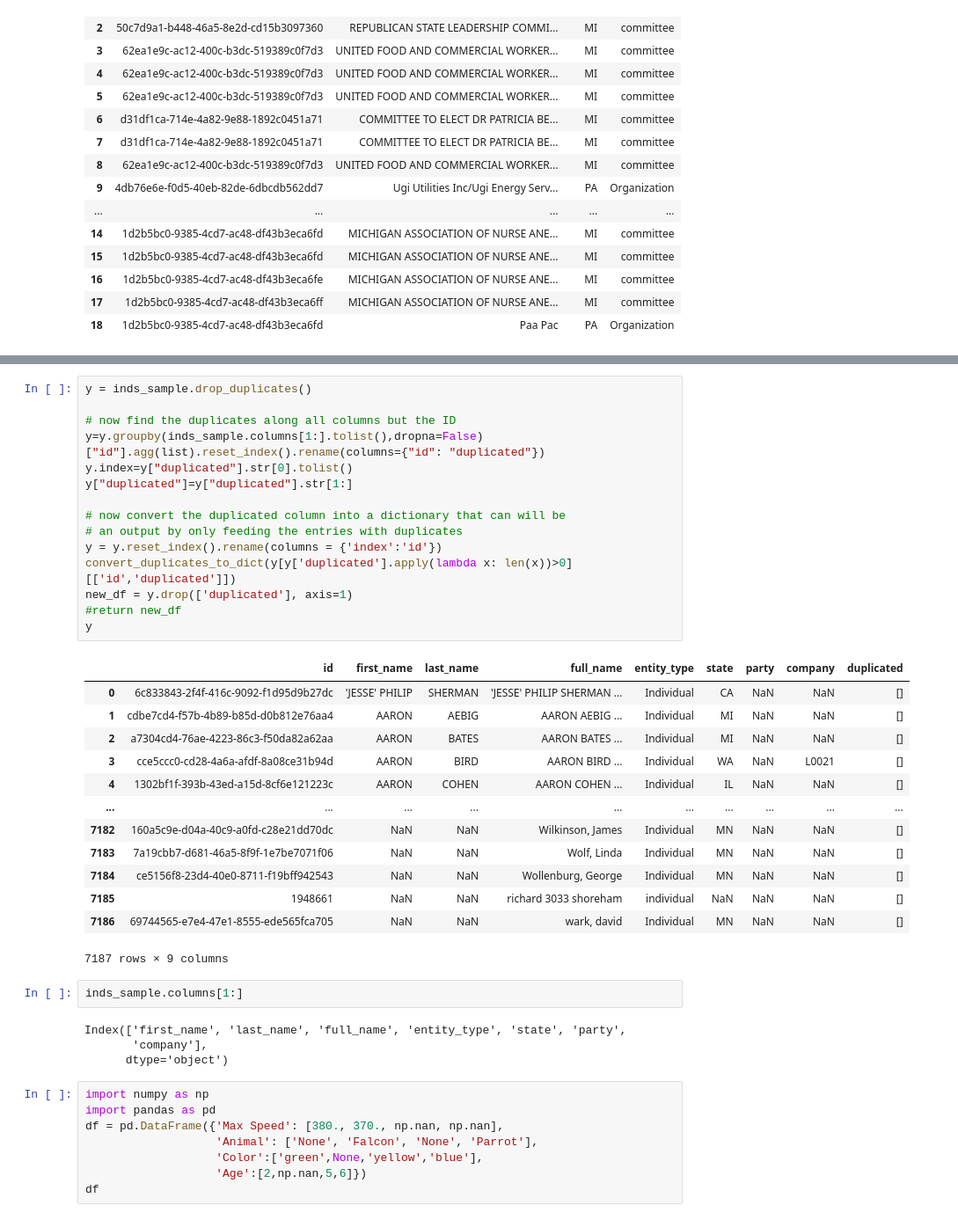
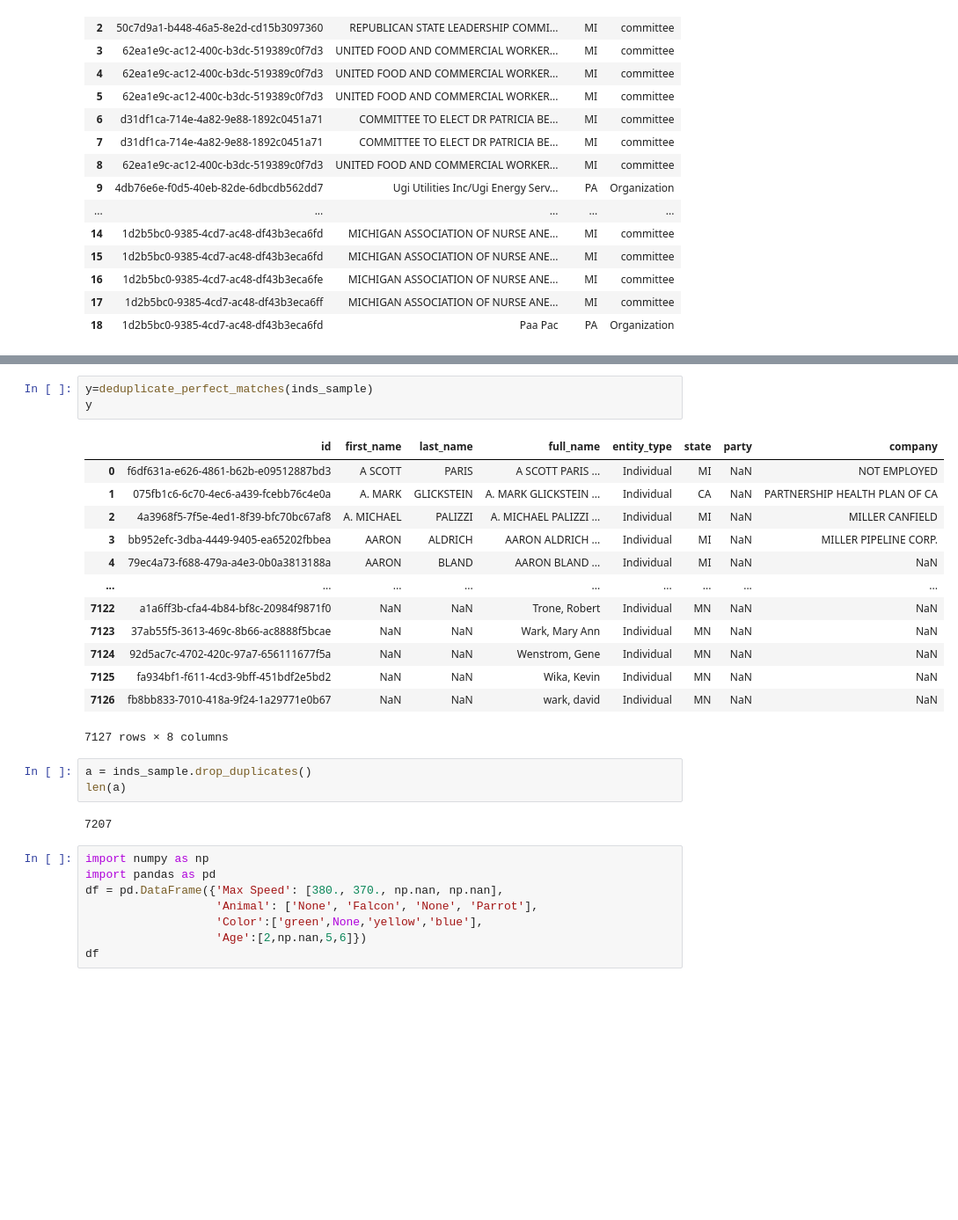
Before and after one commit to uchicago-dsi/climate-cabinet-campaign-finance-tracker, a Jupyter notebook: notebooks/Test.ipynb, the cells around one changed output, grey strips where cells are left out. Shown: that part at 88% size. Cells and saved outputs as stored; diff of their text form; blank space fills up the shorter version.

```diff
--- a/notebooks/Test.ipynb
+++ b/notebooks/Test.ipynb
@@ -241,38 +241,25 @@ x
-# %%
-y = inds_sample.drop_duplicates()
-
-# now find the duplicates along all columns but the ID
-y=y.groupby(inds_sample.columns[1:].tolist(),dropna=False)["id"].agg(list).reset_index().rename(columns={"id": "duplicated"})
-y.index=y["duplicated"].str[0].tolist()
-y["duplicated"]=y["duplicated"].str[1:]
-
-# now convert the duplicated column into a dictionary that can will be
-# an output by only feeding the entries with duplicates
-y = y.reset_index().rename(columns = {'index':'id'})
-convert_duplicates_to_dict(y[y['duplicated'].apply(lambda x: len(x))>0][['id','duplicated']])
-new_df = y.drop(['duplicated'], axis=1)
-#return new_df
-y
-# %% [output]
-|  | id | first_name | last_name | full_name | entity_type | state | party | company | duplicated |
-| 0 | 6c833843-2f4f-416c-9092-f1d95d9b27dc | 'JESSE' PHILIP | SHERMAN | 'JESSE' PHILIP SHERMAN ... | Individual | CA | NaN | NaN | [] |
-| 1 | cdbe7cd4-f57b-4b89-b85d-d0b812e76aa4 | AARON | AEBIG | AARON AEBIG ... | Individual | MI | NaN | NaN | [] |
-| 2 | a7304cd4-76ae-4223-86c3-f50da82a62aa | AARON | BATES | AARON BATES ... | Individual | MI | NaN | NaN | [] |
-| 3 | cce5ccc0-cd28-4a6a-afdf-8a08ce31b94d | AARON | BIRD | AARON BIRD ... | Individual | WA | NaN | L0021 | [] |
-| 4 | 1302bf1f-393b-43ed-a15d-8cf6e121223c | AARON | COHEN | AARON COHEN ... | Individual | IL | NaN | NaN | [] |
-| ... | ... | ... | ... | ... | ... | ... | ... | ... | ... |
-| 7182 | 160a5c9e-d04a-40c9-a0fd-c28e21dd70dc | NaN | NaN | Wilkinson, James | Individual | MN | NaN | NaN | [] |
-| 7183 | 7a19cbb7-d681-46a5-8f9f-1e7be7071f06 | NaN | NaN | Wolf, Linda | Individual | MN | NaN | NaN | [] |
-| 7184 | ce5156f8-23d4-40e0-8711-f19bff942543 | NaN | NaN | Wollenburg, George | Individual | MN | NaN | NaN | [] |
-| 7185 | 1948661 | NaN | NaN | richard 3033 shoreham | individual | NaN | NaN | NaN | [] |
-| 7186 | 69744565-e7e4-47e1-8555-ede565fca705 | NaN | NaN | wark, david | Individual | MN | NaN | NaN | [] |
-7187 rows × 9 columns
-# %%
-inds_sample.columns[1:]
-# %% [output]
-Index(['first_name', 'last_name', 'full_name', 'entity_type', 'state', 'party',
-       'company'],
-      dtype='object')
+# %%
+y=deduplicate_perfect_matches(inds_sample)
+y
+# %% [output]
+|  | id | first_name | last_name | full_name | entity_type | state | party | company |
+| 0 | f6df631a-e626-4861-b62b-e09512887bd3 | A SCOTT | PARIS | A SCOTT PARIS ... | Individual | MI | NaN | NOT EMPLOYED |
+| 1 | 075fb1c6-6c70-4ec6-a439-fcebb76c4e0a | A. MARK | GLICKSTEIN | A. MARK GLICKSTEIN ... | Individual | CA | NaN | PARTNERSHIP HEALTH PLAN OF CA |
+| 2 | 4a3968f5-7f5e-4ed1-8f39-bfc70bc67af8 | A. MICHAEL | PALIZZI | A. MICHAEL PALIZZI ... | Individual | MI | NaN | MILLER CANFIELD |
+| 3 | bb952efc-3dba-4449-9405-ea65202fbbea | AARON | ALDRICH | AARON ALDRICH ... | Individual | MI | NaN | MILLER PIPELINE CORP. |
+| 4 | 79ec4a73-f688-479a-a4e3-0b0a3813188a | AARON | BLAND | AARON BLAND ... | Individual | MI | NaN | NaN |
+| ... | ... | ... | ... | ... | ... | ... | ... | ... |
+| 7122 | a1a6ff3b-cfa4-4b84-bf8c-20984f9871f0 | NaN | NaN | Trone, Robert | Individual | MN | NaN | NaN |
+| 7123 | 37ab55f5-3613-469c-8b66-ac8888f5bcae | NaN | NaN | Wark, Mary Ann | Individual | MN | NaN | NaN |
+| 7124 | 92d5ac7c-4702-420c-97a7-656111677f5a | NaN | NaN | Wenstrom, Gene | Individual | MN | NaN | NaN |
+| 7125 | fa934bf1-f611-4cd3-9bff-451bdf2e5bd2 | NaN | NaN | Wika, Kevin | Individual | MN | NaN | NaN |
+| 7126 | fb8bb833-7010-418a-9f24-1a29771e0b67 | NaN | NaN | wark, david | Individual | MN | NaN | NaN |
+7127 rows × 8 columns
+# %%
+a = inds_sample.drop_duplicates()
+len(a)
+# %% [output]
+7207
 # %%
 import numpy as np
 import pandas as pd
```
Also changed, not shown: parts of 2 cells of this notebook.
